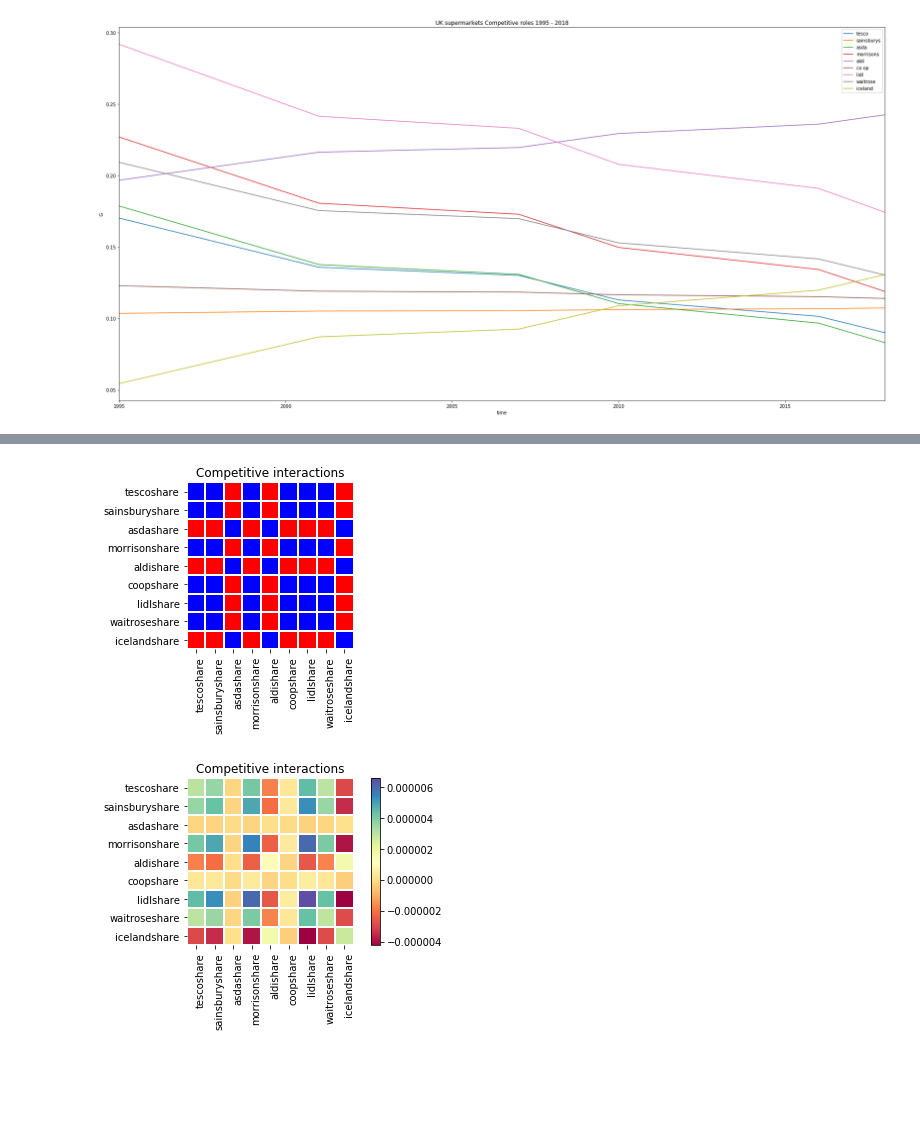
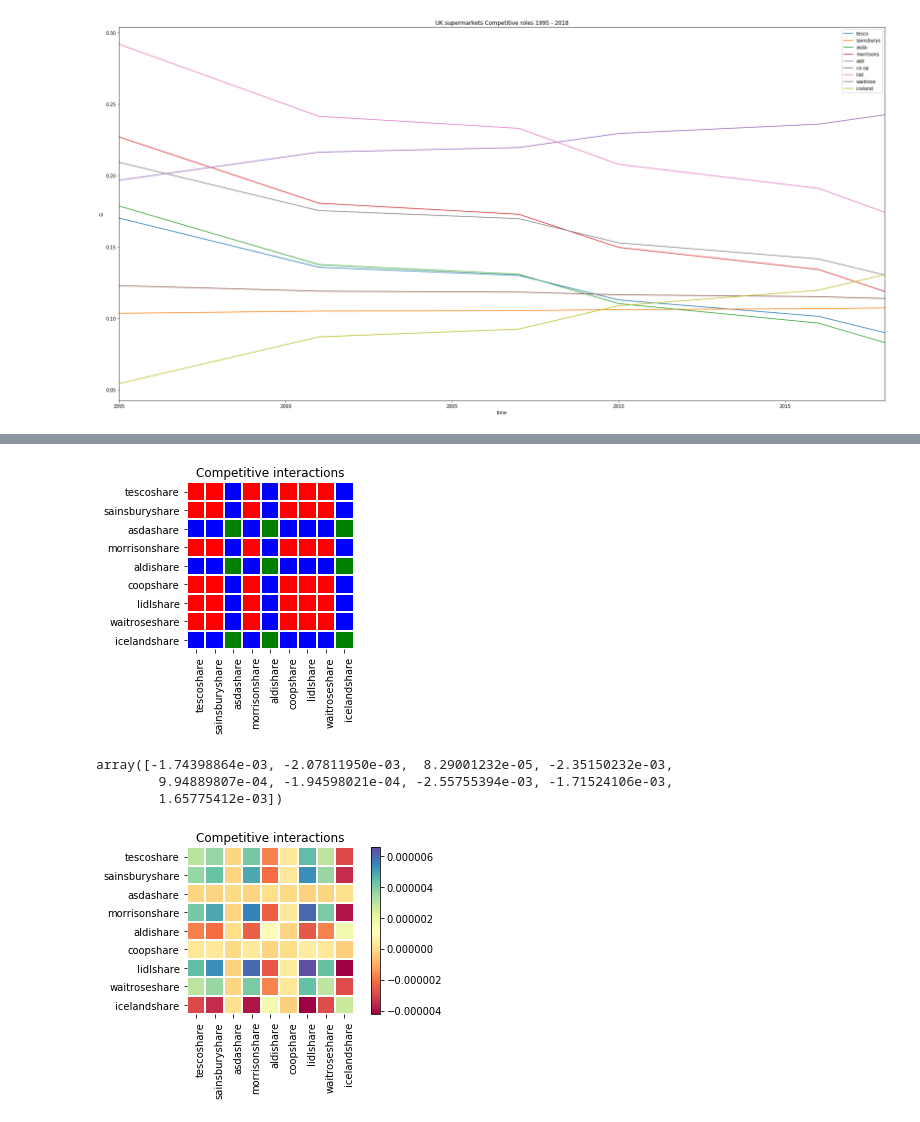
Before and after one commit to davidsdatascience/marketshare, a Jupyter notebook: marketsharedynamics-Copy2.ipynb, the cells around one changed output, grey strips where cells are left out. Drawn from its saved outputs; the diff is of its cells as text; code cells hidden in the pictures; blank space fills up the shorter version.

```diff
--- a/marketsharedynamics-Copy2.ipynb
+++ b/marketsharedynamics-Copy2.ipynb
@@ -749,8 +749,12 @@ interaction[6]=lidlsign
 interaction[7]=waitrosesign
 interaction[8]=icelandsign
 
-community = np.outer(interaction,interaction).transpose()
-community_matrix=np.asmatrix(community)
 
-#plt.imshow(community_matrix, interpolation='nearest')
-#plt.show()
+x = np.array(interaction)
+y = np.array(interaction)
+
+
+community_matrix==np.array([[x0, y0] for x0 in x for y0 in y])
+community_matrix=[sum(tup) for tup in community_matrix]
+community_matrix=np.reshape(interactions, (9,9)).T
+community_matrix
@@ -757,39 +771,39 @@ community_matrix=np.asmatrix(community)
 # %%
 stores=list(sharesonlydf)
 
 fig, ax = plt.subplots()
-cmap = mpl.colors.ListedColormap(['r', 'b'])
+cmap = mpl.colors.ListedColormap(['r', 'b', 'g'])
 im = ax.imshow(community_matrix, cmap=cmap)
 
 # We want to show all ticks...
 ax.set_xticks(np.arange(len(stores)))
 ax.set_yticks(np.arange(len(stores)))
 # ... and label them with the respective list entries
 ax.set_xticklabels(stores)
 ax.set_yticklabels(stores)
 
 # Rotate the tick labels and set their alignment.
 plt.setp(ax.get_xticklabels(), rotation=90, ha="right",
          rotation_mode="anchor")
 
-# Loop over data dimensions and create text annotations.
+#Loop over data dimensions and create text annotations.
 #for i in range(len(stores)):
-    #for j in range(len(stores)):
-        #text = ax.text(j, i, community_matrix[i, j],
-                       #ha="center", va="center", color="w")
+   # for j in range(len(stores)):
+      #  text = ax.text(j, i, community_matrix[i, j],
+                  #     ha="center", va="center", color="w")
 
 ax.set_title("Competitive interactions")
 fig.tight_layout()
 # Turn spines off and create white grid.
 for edge, spine in ax.spines.items():
     spine.set_visible(False)
     ax.set_xticks(np.arange(community_matrix.shape[1]+1)-.5, minor=True)
     ax.set_yticks(np.arange(community_matrix.shape[0]+1)-.5, minor=True)
     ax.tick_params(which="minor", bottom=False, left=False)
     ax.grid(which="minor", color="w", linestyle='-', linewidth=2.0)
 plt.show()
 # %% [output]
-[figure, old version]
+[figure, new version]
 # %%
 #The competitive roles are deduced from the signs of dij and dji.
 #    Type of interaction
@@ -803,15 +817,15 @@ plt.show()
 #numpy.sign(data)
 #construct interaction matrix
 
-tescosign=np.sign(poptesco[2])
-asdasign=np.sign(poptasda[2])
-sainsburysign=np.sign(poptsainsbury[2])
-morrisonsign=np.sign(poptmorrisons[2])
-aldisign=np.sign(poptaldi[2])
-coopsign=np.sign(poptcoop[2])
-lidlsign=np.sign(poptlidl[2])
-waitrosesign=np.sign(poptwaitrose[2])
-icelandsign=np.sign(popticeland[2])
+#tescosign=np.sign(poptesco[2])
+#asdasign=np.sign(poptasda[2])
+#sainsburysign=np.sign(poptsainsbury[2])
+#morrisonsign=np.sign(poptmorrisons[2])
+#aldisign=np.sign(poptaldi[2])
+#coopsign=np.sign(poptcoop[2])
+#lidlsign=np.sign(poptlidl[2])
+#waitrosesign=np.sign(poptwaitrose[2])
+#icelandsign=np.sign(popticeland[2])
 
 interaction1=np.zeros(9)
 interaction1[0]=poptesco[2]
@@ -829,6 +843,11 @@ community_matrix1=np.asmatrix(community1)
 
 #plt.imshow(community_matrix, interpolation='nearest')
 #plt.show()
+interaction1
+# %% [output]
+array([-1.74398864e-03, -2.07811950e-03,  8.29001232e-05, -2.35150232e-03,
+        9.94889807e-04, -1.94598021e-04, -2.55755394e-03, -1.71524106e-03,
+        1.65775412e-03])
 # %%
 stores=list(sharesonlydf)
 
```
Also changed, not shown: parts of 2 cells of this notebook.
